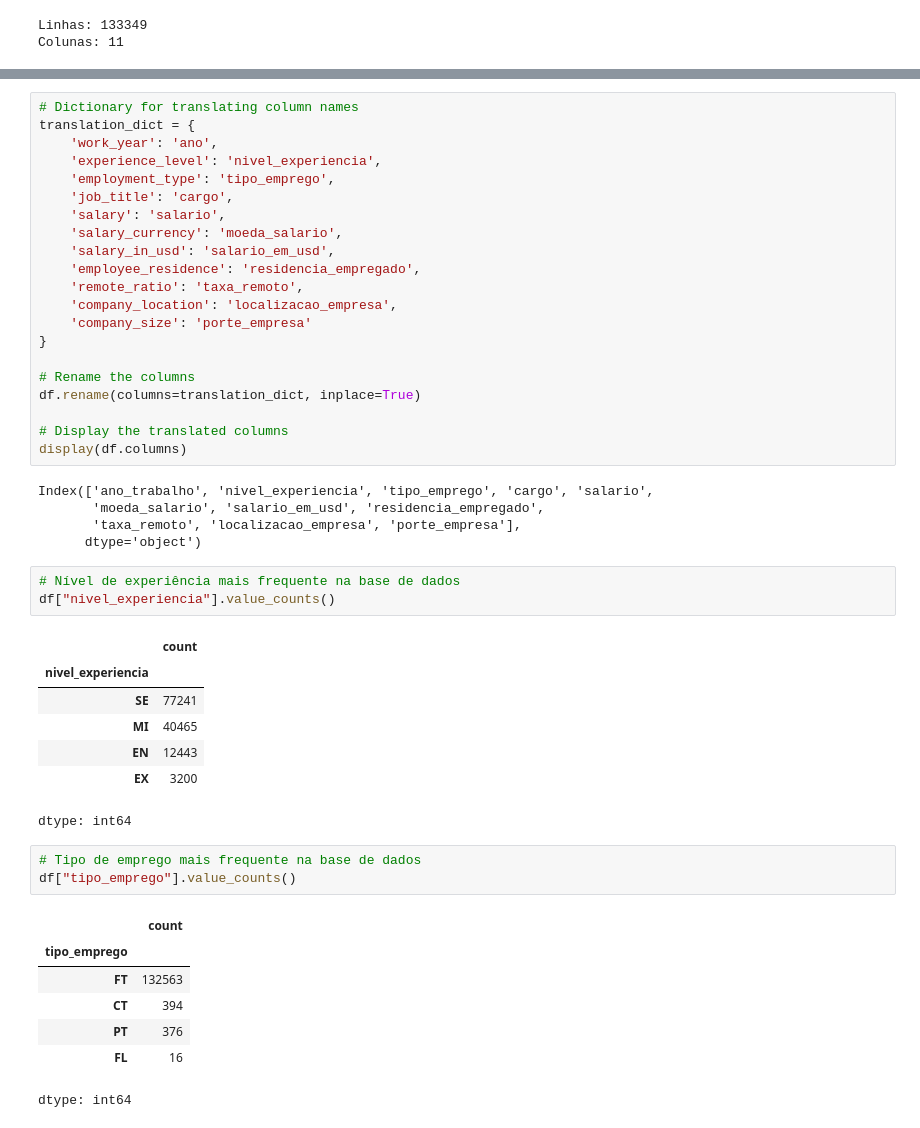
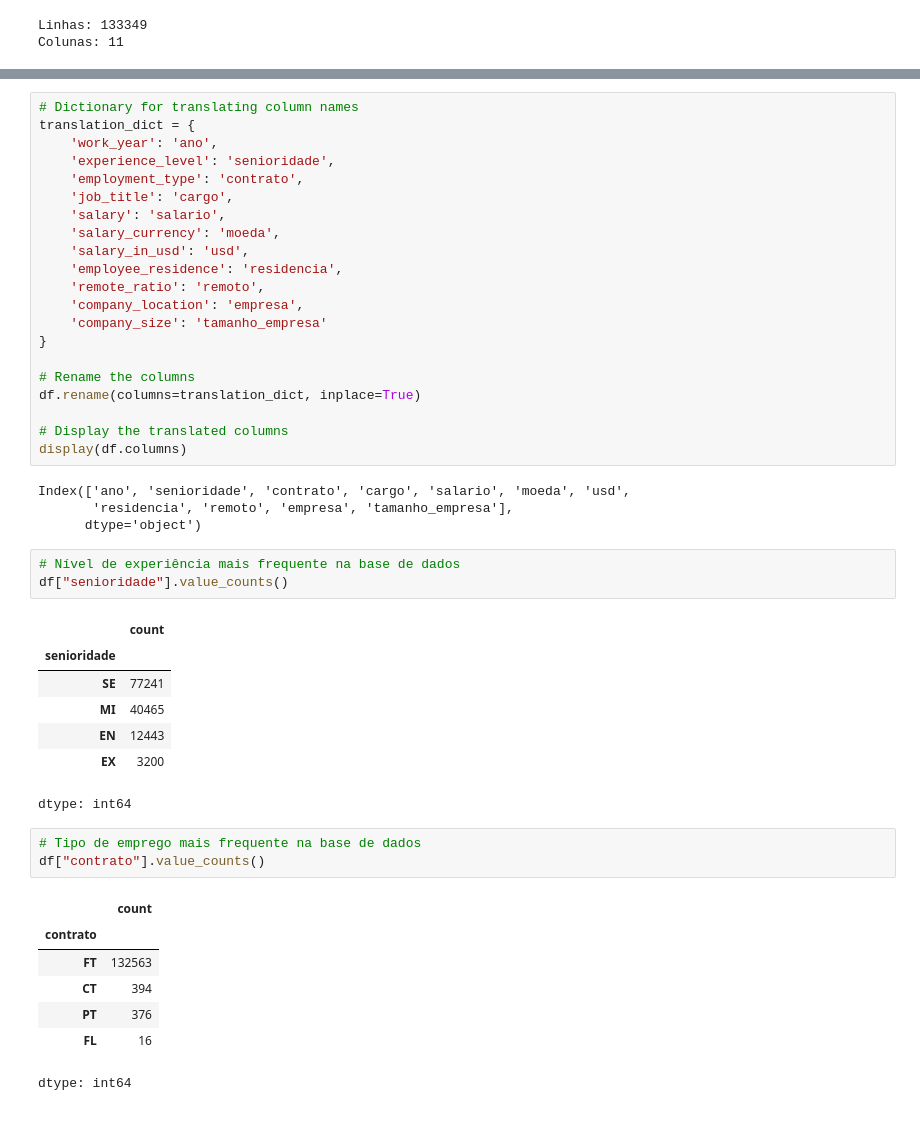
Before and after one commit to laisab/Imersao-Alura-Dados-Python, a Jupyter notebook: ImersaoAluraDadosPython.ipynb, the cells around one changed output, grey strips where cells are left out. Cells and saved outputs as stored; diff of their text form.

```diff
--- a/ImersaoAluraDadosPython.ipynb
+++ b/ImersaoAluraDadosPython.ipynb
@@ -80,16 +80,16 @@ Index(['ano_trabalho', 'nivel_experiencia', 'tipo_emprego', 'cargo', 'salario',
 # Dictionary for translating column names
 translation_dict = {
     'work_year': 'ano',
-    'experience_level': 'nivel_experiencia',
-    'employment_type': 'tipo_emprego',
+    'experience_level': 'senioridade',
+    'employment_type': 'contrato',
     'job_title': 'cargo',
     'salary': 'salario',
-    'salary_currency': 'moeda_salario',
-    'salary_in_usd': 'salario_em_usd',
-    'employee_residence': 'residencia_empregado',
-    'remote_ratio': 'taxa_remoto',
-    'company_location': 'localizacao_empresa',
-    'company_size': 'porte_empresa'
+    'salary_currency': 'moeda',
+    'salary_in_usd': 'usd',
+    'employee_residence': 'residencia',
+    'remote_ratio': 'remoto',
+    'company_location': 'empresa',
+    'company_size': 'tamanho_empresa'
 }
 
 # Rename the columns
@@ -98,16 +98,15 @@ df.rename(columns=translation_dict, inplace=True)
 # Display the translated columns
 display(df.columns)
 # %% [output]
-Index(['ano_trabalho', 'nivel_experiencia', 'tipo_emprego', 'cargo', 'salario',
-       'moeda_salario', 'salario_em_usd', 'residencia_empregado',
-       'taxa_remoto', 'localizacao_empresa', 'porte_empresa'],
+Index(['ano', 'senioridade', 'contrato', 'cargo', 'salario', 'moeda', 'usd',
+       'residencia', 'remoto', 'empresa', 'tamanho_empresa'],
       dtype='object')
 # %%
 # Nível de experiência mais frequente na base de dados
-df["nivel_experiencia"].value_counts()
+df["senioridade"].value_counts()
 # %% [output]
 |  | count |
-| nivel_experiencia |  |
+| senioridade |  |
 | SE | 77241 |
 | MI | 40465 |
 | EN | 12443 |
@@ -115,10 +114,10 @@ df["nivel_experiencia"].value_counts()
 dtype: int64
 # %%
 # Tipo de emprego mais frequente na base de dados
-df["tipo_emprego"].value_counts()
+df["contrato"].value_counts()
 # %% [output]
 |  | count |
-| tipo_emprego |  |
+| contrato |  |
 | FT | 132563 |
 | CT | 394 |
 | PT | 376 |
```
Also changed, not shown: parts of 11 cells of this notebook.
